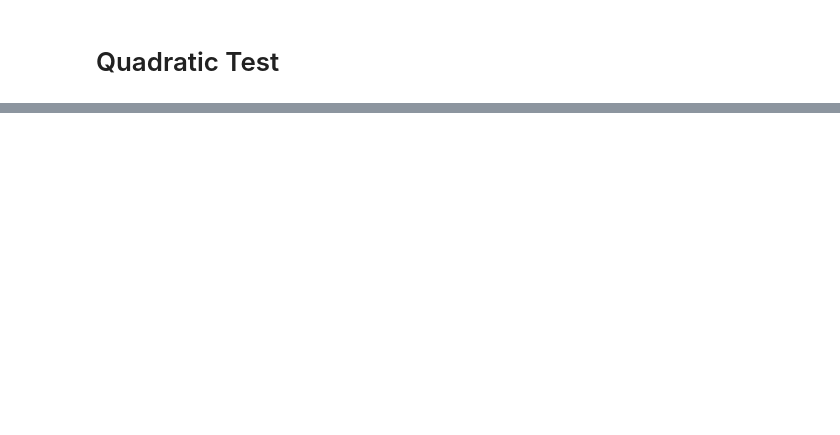
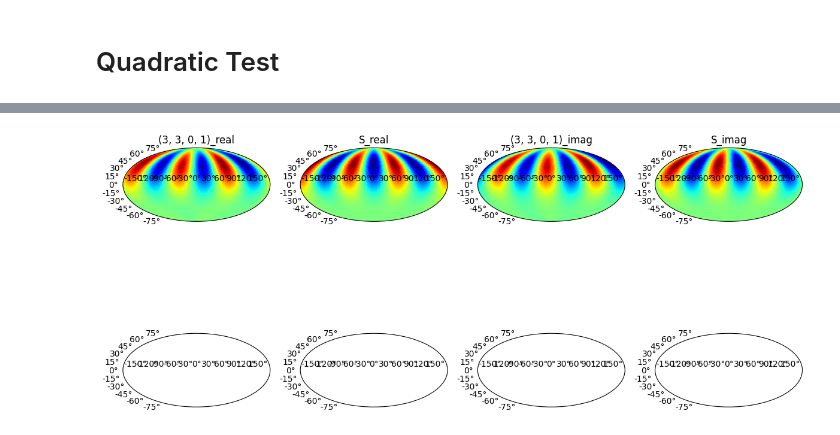
Before and after one commit to Richardvnd/qnmfitsrd, a Jupyter notebook: spatial_reconstruction_of_QNMs.ipynb, the cells around one changed output, grey strips where cells are left out. Cells and saved outputs as stored; diff of their text form; code cells hidden in the pictures; blank space fills up the shorter version.

```diff
--- a/spatial_reconstruction_of_QNMs.ipynb
+++ b/spatial_reconstruction_of_QNMs.ipynb
@@ -55,7 +22,7 @@ n_max = 7
 t0 = {0:40., 1:18.5, 2:12., 3:8., 4:5.5, 5:3., 6:1.5, 7:0.}[n_max]
 qnm_viz = qnm_viz(sim, l_max=l_max)
 # %%
-mapping = (2,2,0,1)
+mapping = [(2,2,0,1)]
 
 QNMs = [(lam,mu,n,p) for lam in np.arange(2, l_max+1)
                         for mu in np.arange(-lam, lam+1)
@@ -68,7 +35,7 @@ best_fit_linear = qnmfits.mapping_multimode_ringdown_fit(sim.times,
                                         Mf=sim.Mf,
                                         chif=sim.chif_mag,
                                         t0=t0,
-                                        mapping_mode=mapping,
+                                        mapping_modes=mapping,
                                         spherical_modes=[(l,m) for l in np.arange(2, l_max+1)
                                                                for m in np.arange(-l,l+1)])
 # %%
@@ -295,0 +123,36 @@ ani.save('mapping_animation_q.mp4', writer='ffmpeg')
+# %%
+
+if len(mapping) == 1:
+   nrows =
+else:
+   nrows = len(mapping)
+
+fig, axs = plt.subplots(nrows=nrows, ncols=4,
+                  subplot_kw={'projection': 'mollweide'},
+                  figsize=(12,8))
+
+lon = np.linspace(-np.pi, np.pi, 200)
+lat = np.linspace(-np.pi/2, np.pi/2, 200)
+
+Lon, Lat = np.meshgrid(lon, lat)
+
+for i, mode in enumerate(mapping):
+   F = mode_mapping(np.pi/2-Lat, Lon, best_fit_multi, mode, l_max)
+   G = spheroidal(np.pi/2-Lat, Lon, mode, l_max, sim.chif_mag)
+
+   axs[i, 0].title.set_text(str(mode)+'_real')
+   axs[i, 0].pcolormesh(Lon, Lat, np.real(F), cmap=plt.cm.jet)
+
+   axs[i, 1].title.set_text('S_real')
+   axs[i, 1].pcolormesh(Lon, Lat, np.real(G), cmap=plt.cm.jet)
+
+   axs[i, 2].title.set_text(str(mode)+'_imag')
+   axs[i, 2].pcolormesh(Lon, Lat, np.imag(F), cmap=plt.cm.jet)
+
+   axs[i, 3].title.set_text('S_imag')
+   axs[i, 3].pcolormesh(Lon, Lat, np.imag(G), cmap=plt.cm.jet)
+
+plt.tight_layout()
+plt.show()
+# %% [output]
+[figure, added]
```
Also changed, not shown: parts of 14 cells of this notebook, 6 other files.
